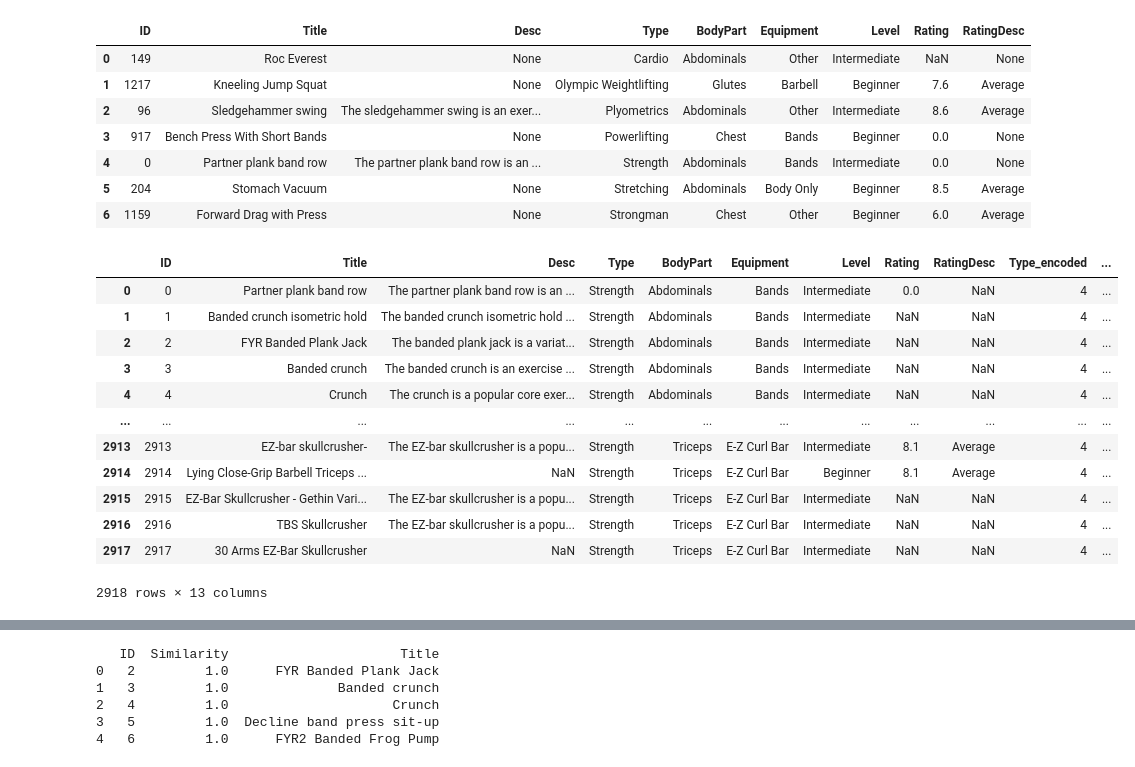
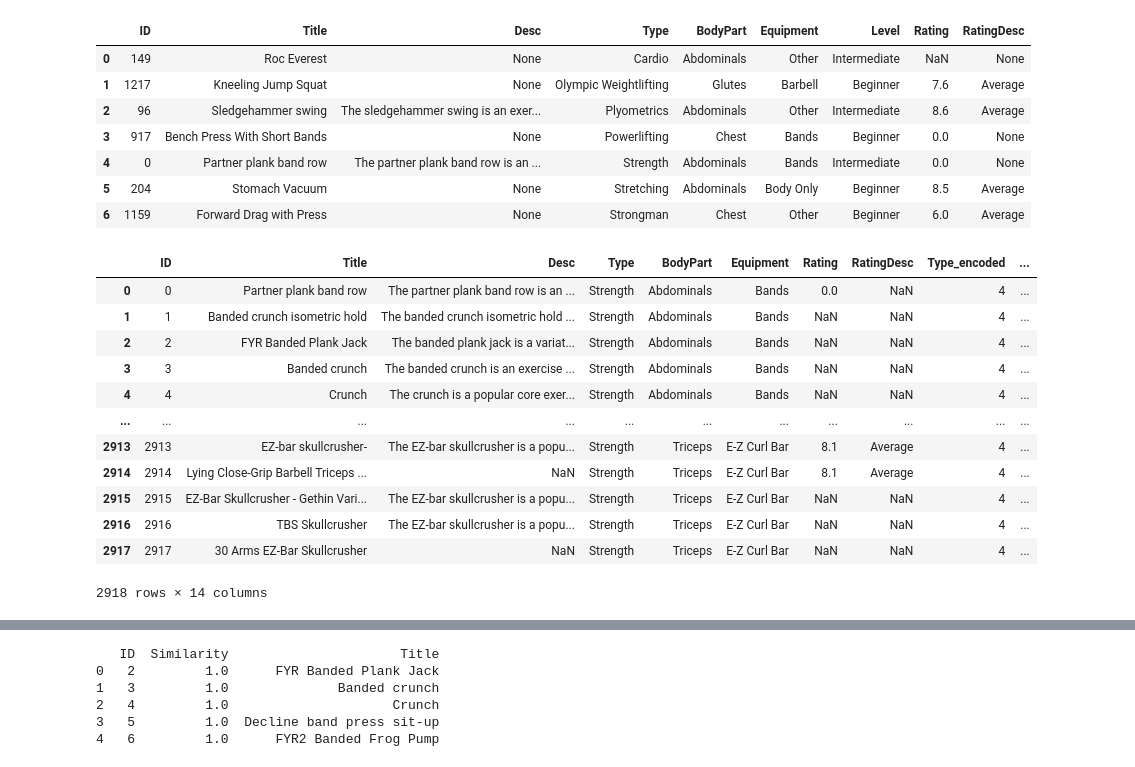
Before and after one commit to jmsbs/gym_exercise_recommendation, a Jupyter notebook: file.ipynb, the cells around one changed output, grey strips where cells are left out. Drawn from its saved outputs; the diff is of its cells as text; code cells hidden in the pictures.

```diff
--- a/file.ipynb
+++ b/file.ipynb
@@ -51,31 +51,27 @@ sqldf("SELECT * FROM data GROUP BY Type", globals())
 # %%
 le = LabelEncoder() # Create a LabelEncoder object
 
 # Fit the LabelEncoder to the data and transform it
 data['Type_encoded'] = le.fit_transform(data['Type'])
 data['Equipment_encoded'] = le.fit_transform(data['Equipment'])
-data['Level_encoded'] = le.fit_transform(data['Level'])
 data['BodyPart_encoded'] = le.fit_transform(data['BodyPart'])
-#
-# # Inverse transform the encoded data to get the original text values
-# data['Type_original'] = le.inverse_transform(data['Type_encoded'])
-# data['Equipment_original'] = le.inverse_transform(data['Equipment_encoded'])
-# data['Level_original'] = le.inverse_transform(data['Level_encoded'])
-# data['BodyPart_original'] = le.inverse_transform(data['BodyPart_encoded'])
+
+# One-hot encode the 'Level' column
+data = pd.get_dummies(data, columns=['Level'], prefix='Level')
 
 data
 # %% [output]
-|  | ID | Title | Desc | Type | BodyPart | Equipment | Level | Rating | RatingDesc | Type_encoded | ... |
-| 0 | 0 | Partner plank band row | The partner plank band row is an ... | Strength | Abdominals | Bands | Intermediate | 0.0 | NaN | 4 | ... |
-| 1 | 1 | Banded crunch isometric hold | The banded crunch isometric hold ... | Strength | Abdominals | Bands | Intermediate | NaN | NaN | 4 | ... |
-| 2 | 2 | FYR Banded Plank Jack | The banded plank jack is a variat... | Strength | Abdominals | Bands | Intermediate | NaN | NaN | 4 | ... |
-| 3 | 3 | Banded crunch | The banded crunch is an exercise ... | Strength | Abdominals | Bands | Intermediate | NaN | NaN | 4 | ... |
-| 4 | 4 | Crunch | The crunch is a popular core exer... | Strength | Abdominals | Bands | Intermediate | NaN | NaN | 4 | ... |
-| ... | ... | ... | ... | ... | ... | ... | ... | ... | ... | ... | ... |
-| 2913 | 2913 | EZ-bar skullcrusher- | The EZ-bar skullcrusher is a popu... | Strength | Triceps | E-Z Curl Bar | Intermediate | 8.1 | Average | 4 | ... |
-| 2914 | 2914 | Lying Close-Grip Barbell Triceps ... | NaN | Strength | Triceps | E-Z Curl Bar | Beginner | 8.1 | Average | 4 | ... |
-| 2915 | 2915 | EZ-Bar Skullcrusher - Gethin Vari... | The EZ-bar skullcrusher is a popu... | Strength | Triceps | E-Z Curl Bar | Intermediate | NaN | NaN | 4 | ... |
-| 2916 | 2916 | TBS Skullcrusher | The EZ-bar skullcrusher is a popu... | Strength | Triceps | E-Z Curl Bar | Intermediate | NaN | NaN | 4 | ... |
-| 2917 | 2917 | 30 Arms EZ-Bar Skullcrusher | NaN | Strength | Triceps | E-Z Curl Bar | Intermediate | NaN | NaN | 4 | ... |
+|  | ID | Title | Desc | Type | BodyPart | Equipment | Rating | RatingDesc | Type_encoded | ... |
+| 0 | 0 | Partner plank band row | The partner plank band row is an ... | Strength | Abdominals | Bands | 0.0 | NaN | 4 | ... |
+| 1 | 1 | Banded crunch isometric hold | The banded crunch isometric hold ... | Strength | Abdominals | Bands | NaN | NaN | 4 | ... |
+| 2 | 2 | FYR Banded Plank Jack | The banded plank jack is a variat... | Strength | Abdominals | Bands | NaN | NaN | 4 | ... |
+| 3 | 3 | Banded crunch | The banded crunch is an exercise ... | Strength | Abdominals | Bands | NaN | NaN | 4 | ... |
+| 4 | 4 | Crunch | The crunch is a popular core exer... | Strength | Abdominals | Bands | NaN | NaN | 4 | ... |
+| ... | ... | ... | ... | ... | ... | ... | ... | ... | ... | ... |
+| 2913 | 2913 | EZ-bar skullcrusher- | The EZ-bar skullcrusher is a popu... | Strength | Triceps | E-Z Curl Bar | 8.1 | Average | 4 | ... |
+| 2914 | 2914 | Lying Close-Grip Barbell Triceps ... | NaN | Strength | Triceps | E-Z Curl Bar | 8.1 | Average | 4 | ... |
+| 2915 | 2915 | EZ-Bar Skullcrusher - Gethin Vari... | The EZ-bar skullcrusher is a popu... | Strength | Triceps | E-Z Curl Bar | NaN | NaN | 4 | ... |
+| 2916 | 2916 | TBS Skullcrusher | The EZ-bar skullcrusher is a popu... | Strength | Triceps | E-Z Curl Bar | NaN | NaN | 4 | ... |
+| 2917 | 2917 | 30 Arms EZ-Bar Skullcrusher | NaN | Strength | Triceps | E-Z Curl Bar | NaN | NaN | 4 | ... |
-2918 rows × 13 columns
+2918 rows × 14 columns
 # %%
```
Also changed, not shown: parts of 7 cells of this notebook, 1 other file.
